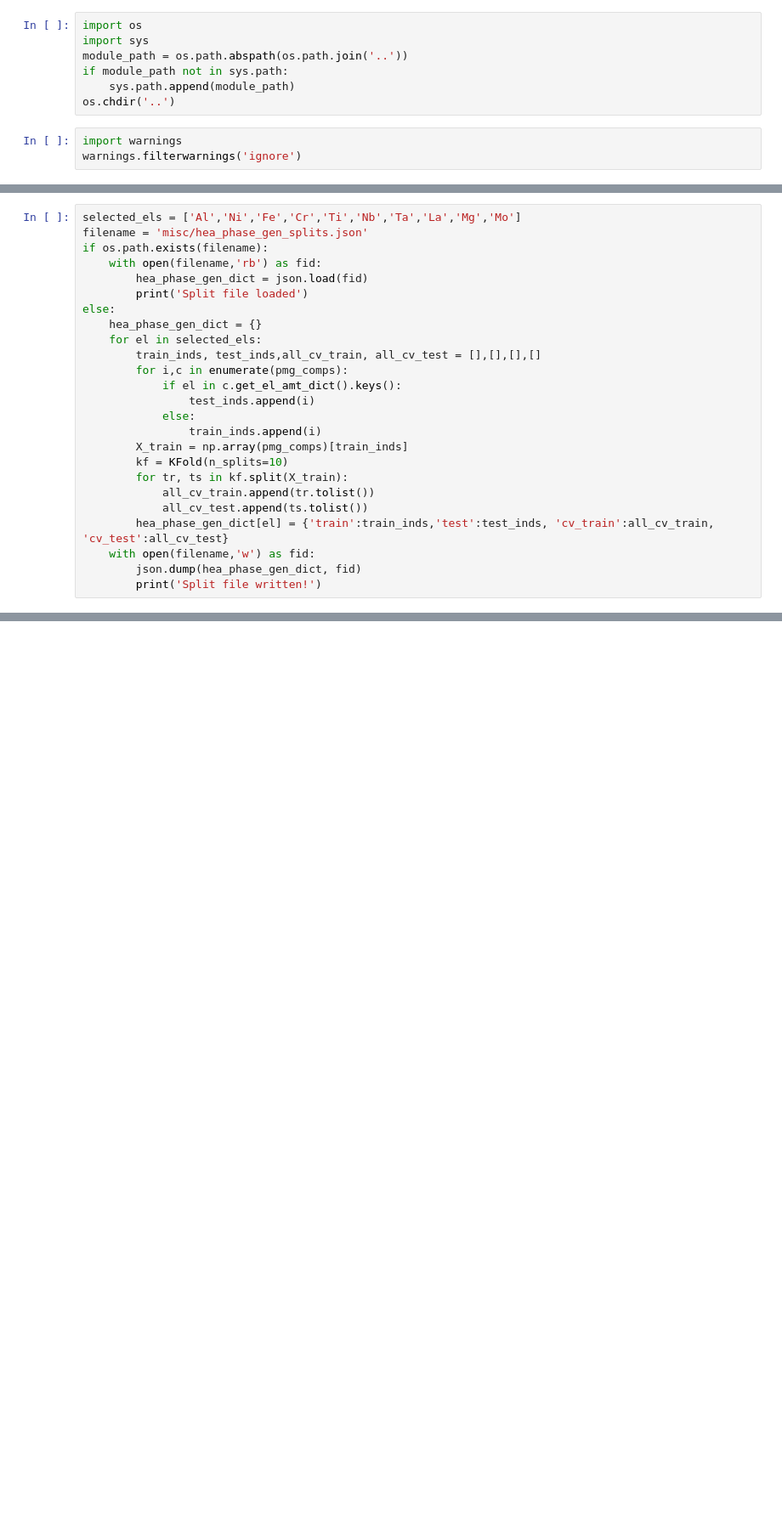
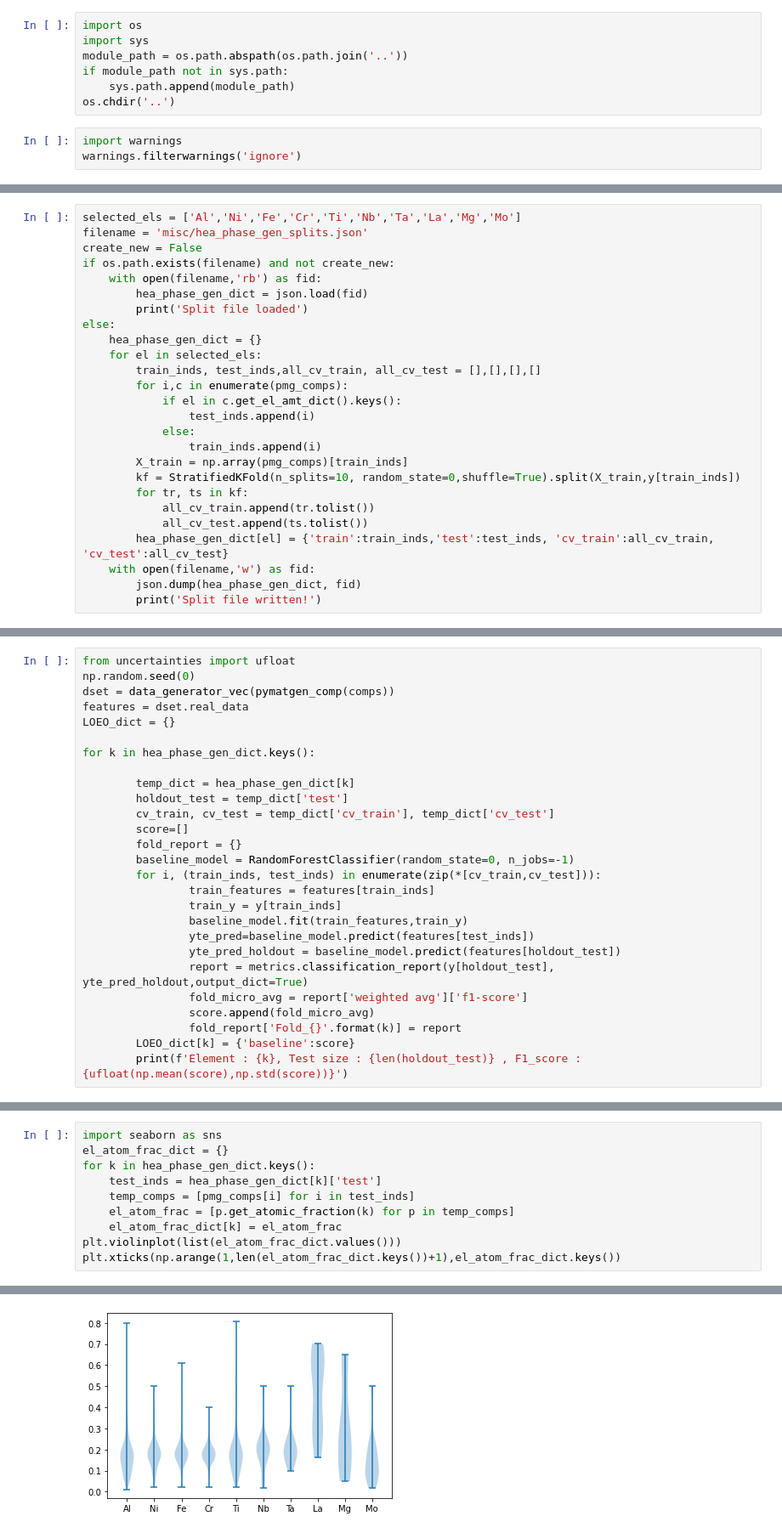
Before and after one commit to dovahkiin0022/representations, a Jupyter notebook: notebooks/2b_generalizability_phase.ipynb, the cells around one changed output, grey strips where cells are left out. Shown: that part at 85% size. Cells and saved outputs as stored; diff of their text form; blank space fills up the shorter version.

Commit message:
added notebooks for generalizability tests

```diff
--- a/notebooks/2b_generalizability_phase.ipynb
+++ b/notebooks/2b_generalizability_phase.ipynb
@@ -40,7 +150,8 @@ with open('misc/pca_components.pkl','rb') as fid:
 # %%
 selected_els = ['Al','Ni','Fe','Cr','Ti','Nb','Ta','La','Mg','Mo']
 filename = 'misc/hea_phase_gen_splits.json'
-if os.path.exists(filename):
+create_new = False
+if os.path.exists(filename) and not create_new:
     with open(filename,'rb') as fid:
         hea_phase_gen_dict = json.load(fid)
         print('Split file loaded')
@@ -54,8 +165,8 @@ else:
             else:
                 train_inds.append(i)
         X_train = np.array(pmg_comps)[train_inds]
-        kf = KFold(n_splits=10)
-        for tr, ts in kf.split(X_train):
+        kf = StratifiedKFold(n_splits=10, random_state=0,shuffle=True).split(X_train,y[train_inds])
+        for tr, ts in kf:
             all_cv_train.append(tr.tolist())
             all_cv_test.append(ts.tolist())
         hea_phase_gen_dict[el] = {'train':train_inds,'test':test_inds, 'cv_train':all_cv_train, 'cv_test':all_cv_test}
@@ -181,0 +182,27 @@ Name: atomic, dtype: float64
+# %%
+from uncertainties import ufloat
+np.random.seed(0)
+dset = data_generator_vec(pymatgen_comp(comps))
+features = dset.real_data
+LOEO_dict = {}
+
+for k in hea_phase_gen_dict.keys():
+
+        temp_dict = hea_phase_gen_dict[k]
+        holdout_test = temp_dict['test']
+        cv_train, cv_test = temp_dict['cv_train'], temp_dict['cv_test']
+        score=[]
+        fold_report = {}
+        baseline_model = RandomForestClassifier(random_state=0, n_jobs=-1)
+        for i, (train_inds, test_inds) in enumerate(zip(*[cv_train,cv_test])):
+                train_features = features[train_inds]
+                train_y = y[train_inds]
+                baseline_model.fit(train_features,train_y)
+                yte_pred=baseline_model.predict(features[test_inds])
+                yte_pred_holdout = baseline_model.predict(features[holdout_test])
+                report = metrics.classification_report(y[holdout_test], yte_pred_holdout,output_dict=True)
+                fold_micro_avg = report['weighted avg']['f1-score']
+                score.append(fold_micro_avg)
+                fold_report['Fold_{}'.format(k)] = report
+        LOEO_dict[k] = {'baseline':score}
+        print(f'Element : {k}, Test size : {len(holdout_test)} , F1_score : {ufloat(np.mean(score),np.std(score))}')
@@ -181,0 +292,11 @@ Name: atomic, dtype: float64
+# %%
+import seaborn as sns
+el_atom_frac_dict = {}
+for k in hea_phase_gen_dict.keys():
+    test_inds = hea_phase_gen_dict[k]['test']
+    temp_comps = [pmg_comps[i] for i in test_inds]
+    el_atom_frac = [p.get_atomic_fraction(k) for p in temp_comps]
+    el_atom_frac_dict[k] = el_atom_frac
+plt.violinplot(list(el_atom_frac_dict.values()))
+plt.xticks(np.arange(1,len(el_atom_frac_dict.keys())+1),el_atom_frac_dict.keys())
+# %% [output]
@@ -181,0 +323 @@ Name: atomic, dtype: float64
+[figure, added]
```
Also changed, not shown: parts of 34 cells of this notebook, 12 other files.
